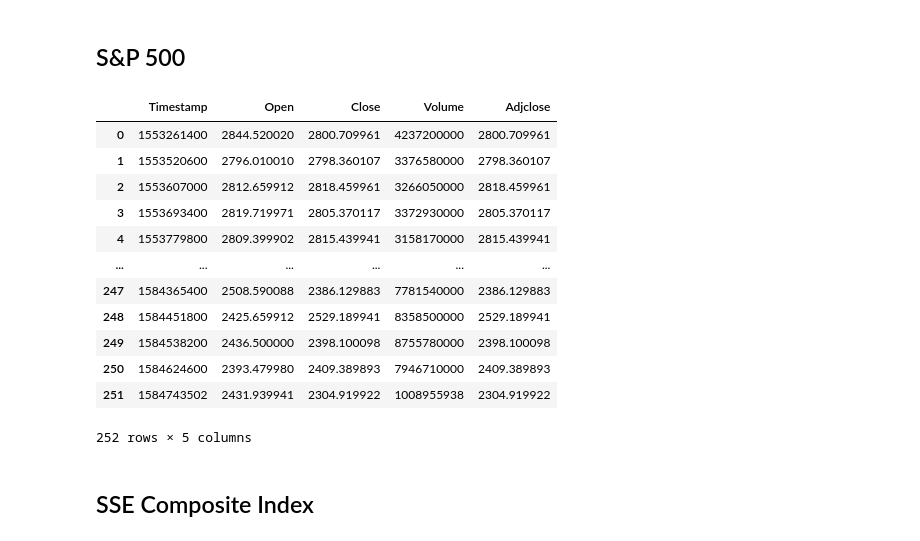
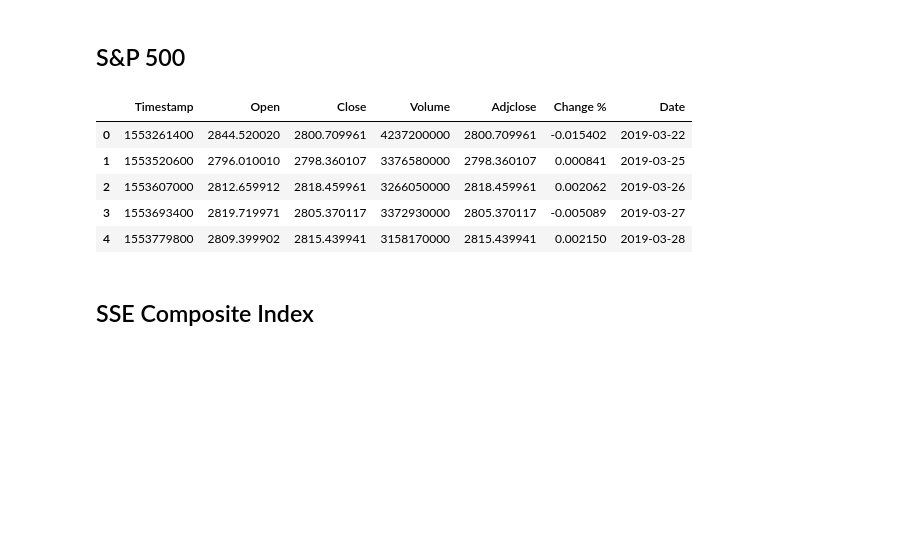
Before and after one commit to nberman12/COVID19-vs-Stocks, a Jupyter notebook: dev/daniel/Data_Collection.ipynb, the cells around one changed output. Drawn from its saved outputs; the diff is of its cells as text; code cells hidden in the pictures; blank space fills up the shorter version.

Commit message:
added %Daily Change and Converted Date

```diff
--- a/dev/daniel/Data_Collection.ipynb
+++ b/dev/daniel/Data_Collection.ipynb
@@ -38,32 +38,30 @@ response = requests.request("GET", url, headers=headers, params=querystring)
 # %%
 timestamp = response.json()['chart']['result'][0]['timestamp']
 year_close = response.json()['chart']['result'][0]['indicators']['quote'][0]['close']
 year_open =response.json()['chart']['result'][0]['indicators']['quote'][0]['open']
 year_volume =response.json()['chart']['result'][0]['indicators']['quote'][0]['volume']
 year_adjclose =response.json()['chart']['result'][0]['indicators']['adjclose'][0]['adjclose']
 
 smpDict = {"Timestamp":timestamp,
            "Open":year_open,
           "Close":year_close,
            "Volume":year_volume,
           "Adjclose":year_adjclose
           }
 smp_df = pd.DataFrame(smpDict)
-smp_df
+smp_df['Change %'] = (smp_df['Close']-smp_df['Open'])/smp_df['Open']
+
+convert_date = []
+convert_date = [datetime.utcfromtimestamp(smp_df['Timestamp'][x]).strftime('%Y-%m-%d') for x in range(0,len(smp_df['Timestamp']))]
+smp_df['Date'] = convert_date
+smp_df.head()
 # %% [output]
-|  | Timestamp | Open | Close | Volume | Adjclose |
-| 0 | 1553261400 | 2844.520020 | 2800.709961 | 4237200000 | 2800.709961 |
-| 1 | 1553520600 | 2796.010010 | 2798.360107 | 3376580000 | 2798.360107 |
-| 2 | 1553607000 | 2812.659912 | 2818.459961 | 3266050000 | 2818.459961 |
-| 3 | 1553693400 | 2819.719971 | 2805.370117 | 3372930000 | 2805.370117 |
-| 4 | 1553779800 | 2809.399902 | 2815.439941 | 3158170000 | 2815.439941 |
-| ... | ... | ... | ... | ... | ... |
-| 247 | 1584365400 | 2508.590088 | 2386.129883 | 7781540000 | 2386.129883 |
-| 248 | 1584451800 | 2425.659912 | 2529.189941 | 8358500000 | 2529.189941 |
-| 249 | 1584538200 | 2436.500000 | 2398.100098 | 8755780000 | 2398.100098 |
-| 250 | 1584624600 | 2393.479980 | 2409.389893 | 7946710000 | 2409.389893 |
-| 251 | 1584743502 | 2431.939941 | 2304.919922 | 1008955938 | 2304.919922 |
+|  | Timestamp | Open | Close | Volume | Adjclose | Change % | Date |
+| 0 | 1553261400 | 2844.520020 | 2800.709961 | 4237200000 | 2800.709961 | -0.015402 | 2019-03-22 |
+| 1 | 1553520600 | 2796.010010 | 2798.360107 | 3376580000 | 2798.360107 | 0.000841 | 2019-03-25 |
+| 2 | 1553607000 | 2812.659912 | 2818.459961 | 3266050000 | 2818.459961 | 0.002062 | 2019-03-26 |
+| 3 | 1553693400 | 2819.719971 | 2805.370117 | 3372930000 | 2805.370117 | -0.005089 | 2019-03-27 |
+| 4 | 1553779800 | 2809.399902 | 2815.439941 | 3158170000 | 2815.439941 | 0.002150 | 2019-03-28 |
-252 rows × 5 columns
 # %% [markdown]
 ## SSE Composite Index
 # %%
```
Also changed, not shown: parts of 3 cells of this notebook.
